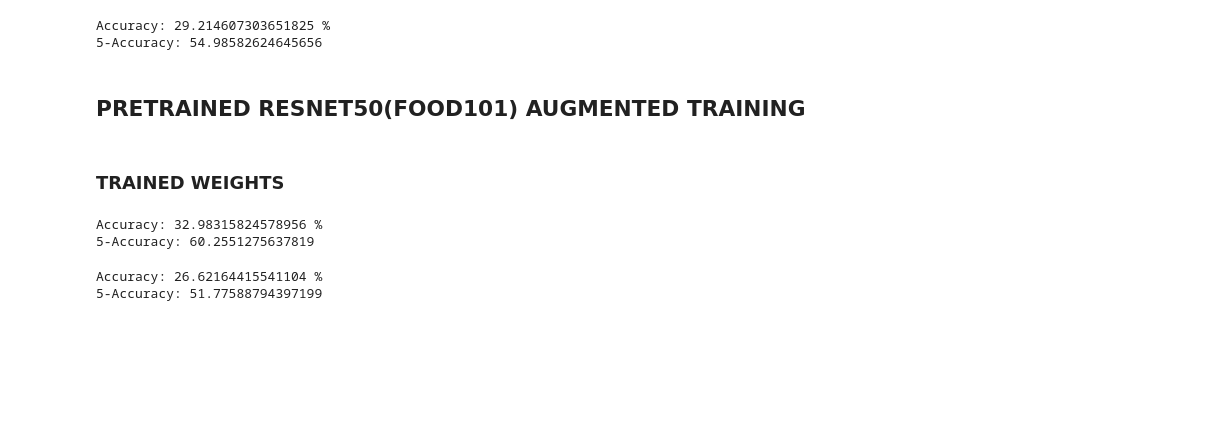
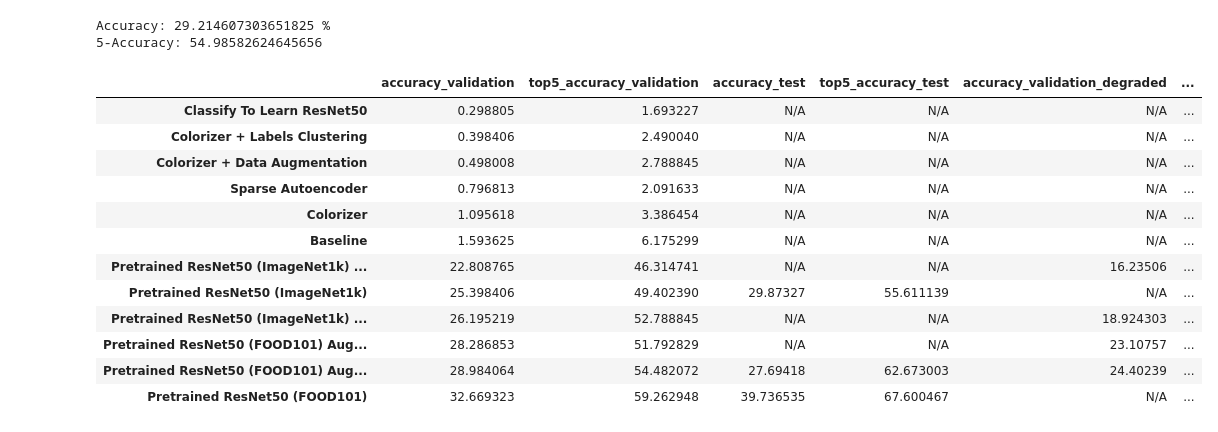
Before and after one commit to Adri261/progettoVIPM, a Jupyter notebook: misc/metricsEvaluation-MC.ipynb, the cells around one changed output. Saved outputs shown, nothing was run; the diff lists cells and outputs as text; code cells hidden in the pictures; blank space fills up the shorter version.

```diff
--- a/misc/metricsEvaluation-MC.ipynb
+++ b/misc/metricsEvaluation-MC.ipynb
@@ -796,28 +771,3 @@ Accuracy: 35.05919626479906 %
 5-Accuracy: 62.673003168250794
 Accuracy: 29.214607303651825 %
 5-Accuracy: 54.98582624645656
-# %% [markdown]
-## PRETRAINED RESNET50(FOOD101) AUGMENTED TRAINING
-# %% [markdown]
-### TRAINED WEIGHTS
-# %%
-from torch.utils.data import DataLoader
-test = ImageDataset(datasets.TEST,224,True)
-test = DataLoader(test,batch_size=1,shuffle=False)
-model = models.resnet50()
-num_classes = 251
-model.fc = nn.Linear(model.fc.in_features, num_classes)
-model = torch.load("Transfer_Learning/models/10e_64bsize_80_20_split_dataset_degraded_from_previous_weights.pth")
-device = torch.device('cuda' if torch.cuda.is_available() else 'cpu')
-model.to(device)
-from utils.fine_tune_pytorch import eval_model_on_test_loader
-
-cm = eval_model_on_test_loader(model, "finetuned_pretrained_ResNet50_ImageNet1k_classifier_test", "misc", test, True, 5)
-testD = ImageDataset(datasets.TEST_DEGRADED,224,True)
-testD = DataLoader(testD,batch_size=1,shuffle=False)
-cm = eval_model_on_test_loader(model, "finetuned_pretrained_ResNet50_ImageNet1k_classifier_test_degraded", "misc", testD, True, 5)
-# %% [output]
-Accuracy: 32.98315824578956 %
-5-Accuracy: 60.2551275637819
-Accuracy: 26.62164415541104 %
-5-Accuracy: 51.77588794397199
@@ -823,0 +827,38 @@ Accuracy: 26.62164415541104 %
+# %%
+# Convert dictionaries to Pandas Series
+import pandas as pd
+
+dicts = {
+    "accuracy_validation": accuracy_validation,
+    "top5_accuracy_validation": top5_accuracy_validation,
+    "accuracy_test": accuracy_test,
+    "top5_accuracy_test": top5_accuracy_test,
+    "accuracy_validation_degraded": accuracy_validation_degraded,
+    "top5_accuracy_validation_degraded": top5_accuracy_validation_degraded,
+    "accuracy_test_degraded": accuracy_test_degraded,
+    "top5_accuracy_test_degraded": top5_accuracy_test_degraded
+}
+
+# Create a DataFrame by concatenating the Series
+df = pd.DataFrame({name: pd.Series(data) for name, data in dicts.items()})
+
+# Fill NaN values with a placeholder (optional)
+df.fillna("N/A", inplace=True)
+df.sort_values(by="accuracy_validation", ascending=True, inplace=True)
+
+# Display DataFrame
+df.head(20)
+# %% [output]
+|  | accuracy_validation | top5_accuracy_validation | accuracy_test | top5_accuracy_test | accuracy_validation_degraded | ... |
+| Classify To Learn ResNet50 | 0.298805 | 1.693227 | N/A | N/A | N/A | ... |
+| Colorizer + Labels Clustering | 0.398406 | 2.490040 | N/A | N/A | N/A | ... |
+| Colorizer + Data Augmentation | 0.498008 | 2.788845 | N/A | N/A | N/A | ... |
+| Sparse Autoencoder | 0.796813 | 2.091633 | N/A | N/A | N/A | ... |
+| Colorizer | 1.095618 | 3.386454 | N/A | N/A | N/A | ... |
+| Baseline | 1.593625 | 6.175299 | N/A | N/A | N/A | ... |
+| Pretrained ResNet50 (ImageNet1k) ... | 22.808765 | 46.314741 | N/A | N/A | 16.23506 | ... |
+| Pretrained ResNet50 (ImageNet1k) | 25.398406 | 49.402390 | 29.87327 | 55.611139 | N/A | ... |
+| Pretrained ResNet50 (ImageNet1k) ... | 26.195219 | 52.788845 | N/A | N/A | 18.924303 | ... |
+| Pretrained ResNet50 (FOOD101) Aug... | 28.286853 | 51.792829 | N/A | N/A | 23.10757 | ... |
+| Pretrained ResNet50 (FOOD101) Aug... | 28.984064 | 54.482072 | 27.69418 | 62.673003 | 24.40239 | ... |
+| Pretrained ResNet50 (FOOD101) | 32.669323 | 59.262948 | 39.736535 | 67.600467 | N/A | ... |
```
Also changed, not shown: parts of 8 cells of this notebook, 1 other file.
